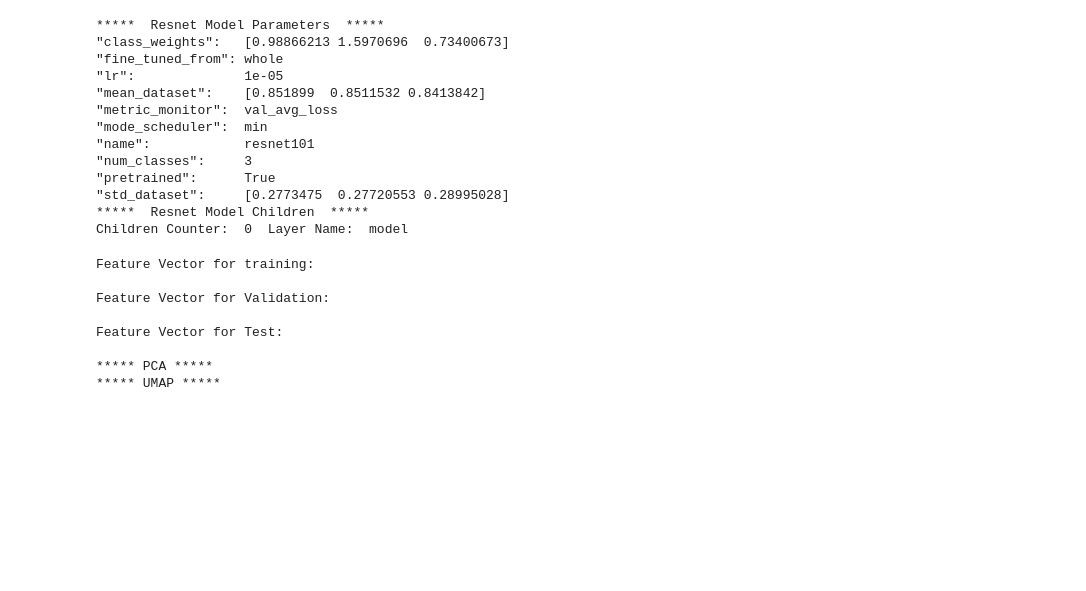
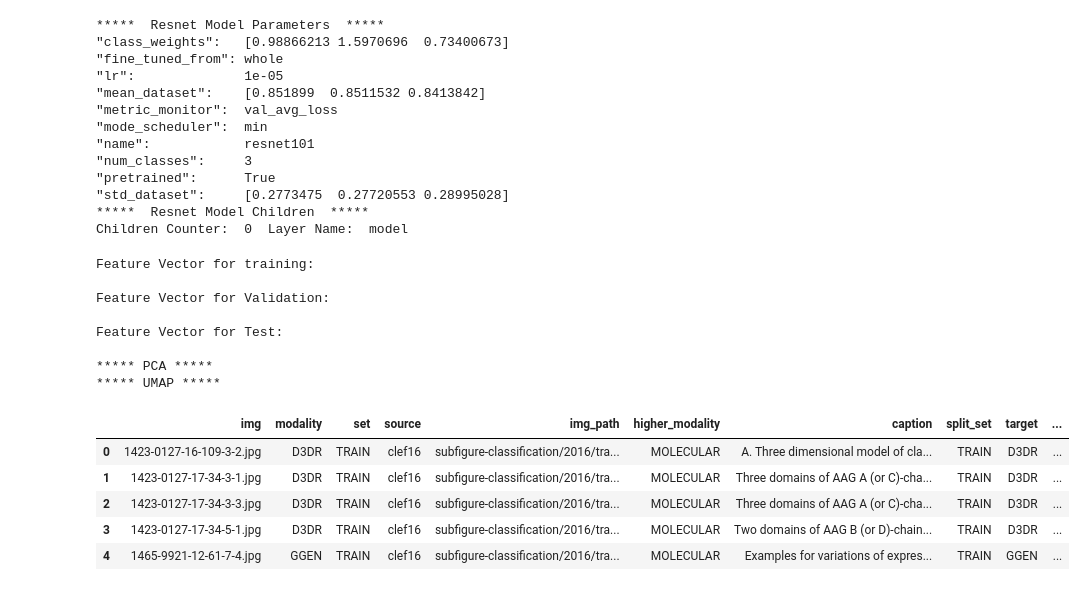
Before and after one commit to jtrells/biomedical-image-classification, a Jupyter notebook: nb/17.Embedding Representation Molecular.ipynb, the cells around one changed output. Cells and saved outputs as stored; diff of their text form; code cells hidden in the pictures; blank space fills up the shorter version.

```diff
--- a/nb/17.Embedding Representation Molecular.ipynb
+++ b/nb/17.Embedding Representation Molecular.ipynb
@@ -81,3 +81,13 @@ Feature Vector for Test:
 
 ***** PCA *****
 ***** UMAP *****
+# %%
+df = pd.read_parquet('/mnt/artifacts/projections/molecular_v1.parquet')
+df.head()
+# %% [output]
+|  | img | modality | set | source | img_path | higher_modality | caption | split_set | target | ... |
+| 0 | 1423-0127-16-109-3-2.jpg | D3DR | TRAIN | clef16 | subfigure-classification/2016/tra... | MOLECULAR | A. Three dimensional model of cla... | TRAIN | D3DR | ... |
+| 1 | 1423-0127-17-34-3-1.jpg | D3DR | TRAIN | clef16 | subfigure-classification/2016/tra... | MOLECULAR | Three domains of AAG A (or C)-cha... | TRAIN | D3DR | ... |
+| 2 | 1423-0127-17-34-3-3.jpg | D3DR | TRAIN | clef16 | subfigure-classification/2016/tra... | MOLECULAR | Three domains of AAG A (or C)-cha... | TRAIN | D3DR | ... |
+| 3 | 1423-0127-17-34-5-1.jpg | D3DR | TRAIN | clef16 | subfigure-classification/2016/tra... | MOLECULAR | Two domains of AAG B (or D)-chain... | TRAIN | D3DR | ... |
+| 4 | 1465-9921-12-61-7-4.jpg | GGEN | TRAIN | clef16 | subfigure-classification/2016/tra... | MOLECULAR | Examples for variations of expres... | TRAIN | GGEN | ... |
```
Also changed, not shown: parts of 2 cells of this notebook, 18 other files.
